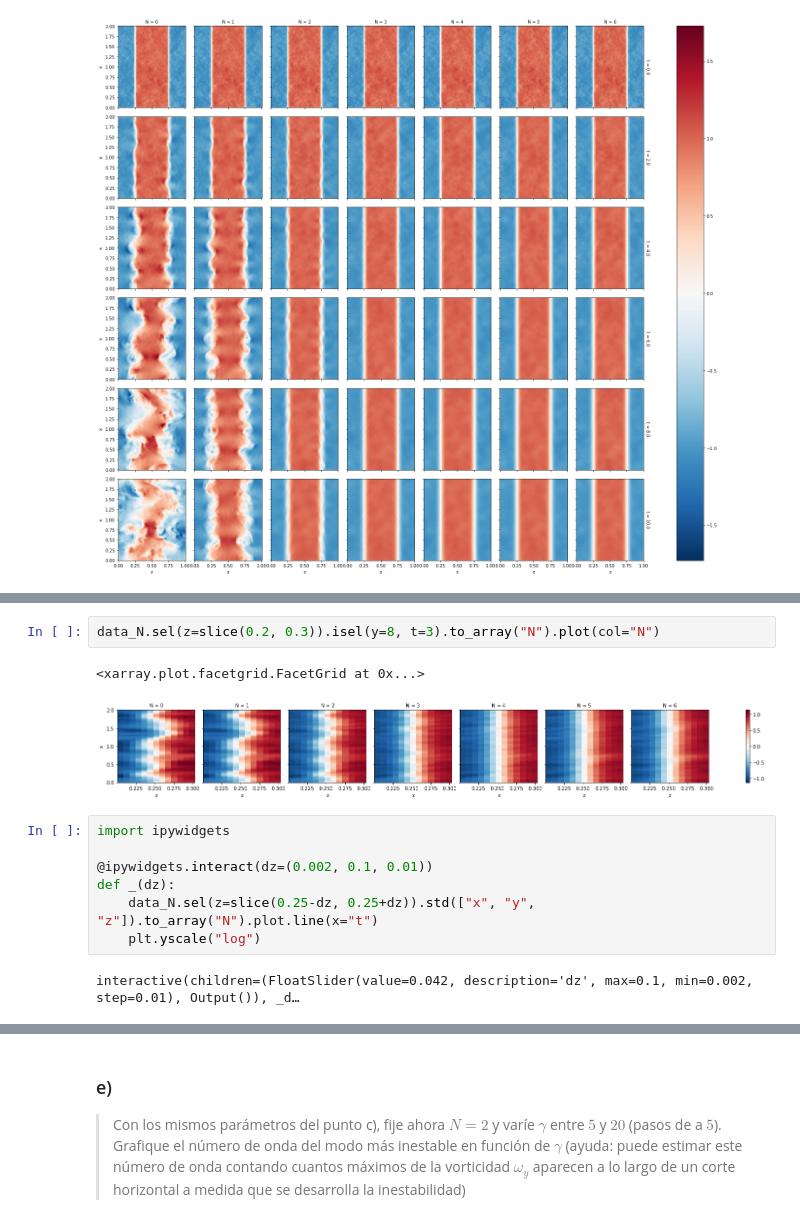
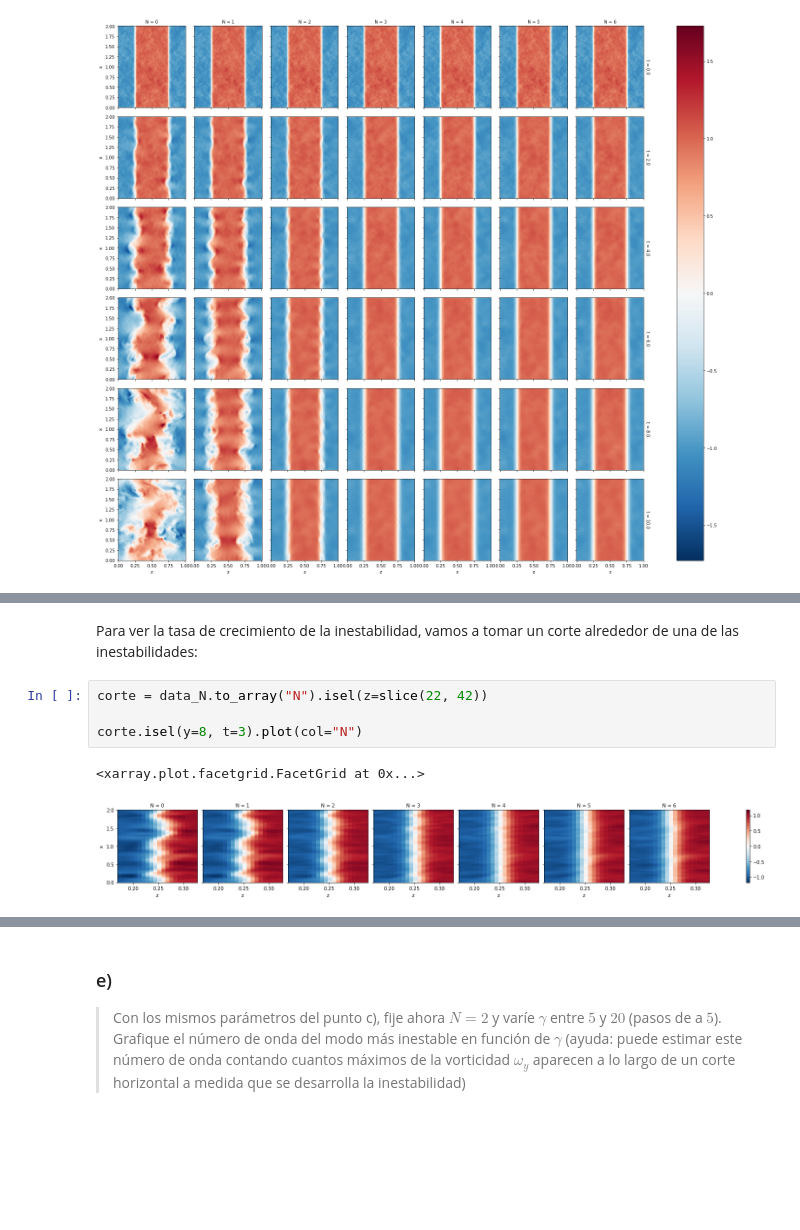
Before and after one commit to maurosilber/fluidos, a Jupyter notebook: guia3/problema3.ipynb, the cells around one changed output, grey strips where cells are left out. Saved outputs shown, nothing was run; the diff lists cells and outputs as text; blank space fills up the shorter version.

```diff
--- a/guia3/problema3.ipynb
+++ b/guia3/problema3.ipynb
@@ -301,14 +306,10 @@ data_N.isel(y=8).sel(t=slice(0, None, 4)).to_array("N").plot(col="N", row="t")
+# %% [markdown]
+Para ver la tasa de crecimiento de la inestabilidad,
+vamos a tomar un corte alrededor de una de las inestabilidades:
 # %%
-data_N.sel(z=slice(0.2, 0.3)).isel(y=8, t=3).to_array("N").plot(col="N")
+corte = data_N.to_array("N").isel(z=slice(22, 42))
+
+corte.isel(y=8, t=3).plot(col="N")
 # %% [output]
 <xarray.plot.facetgrid.FacetGrid at 0x...>
-[figure, old version]
+[figure, new version]
-# %%
-import ipywidgets
-
-@ipywidgets.interact(dz=(0.002, 0.1, 0.01))
-def _(dz):
-    data_N.sel(z=slice(0.25-dz, 0.25+dz)).std(["x", "y", "z"]).to_array("N").plot.line(x="t")
-    plt.yscale("log")
-# %% [output]
-interactive(children=(FloatSlider(value=0.042, description='dz', max=0.1, min=0.002, step=0.01), Output()), _d…
```
Also changed, not shown: parts of 20 cells of this notebook.
